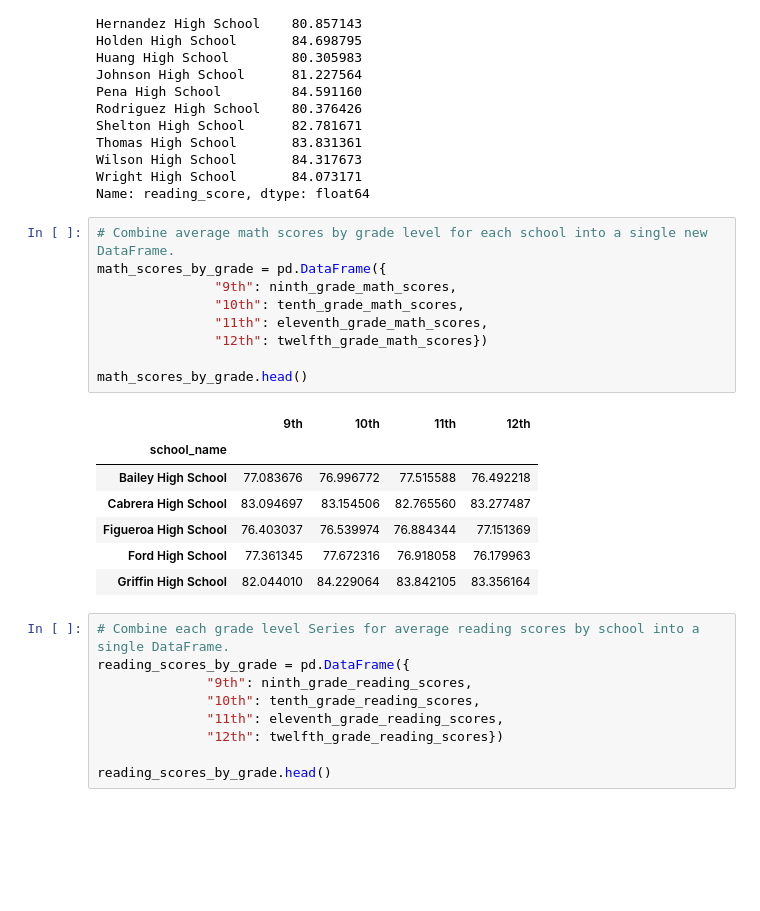
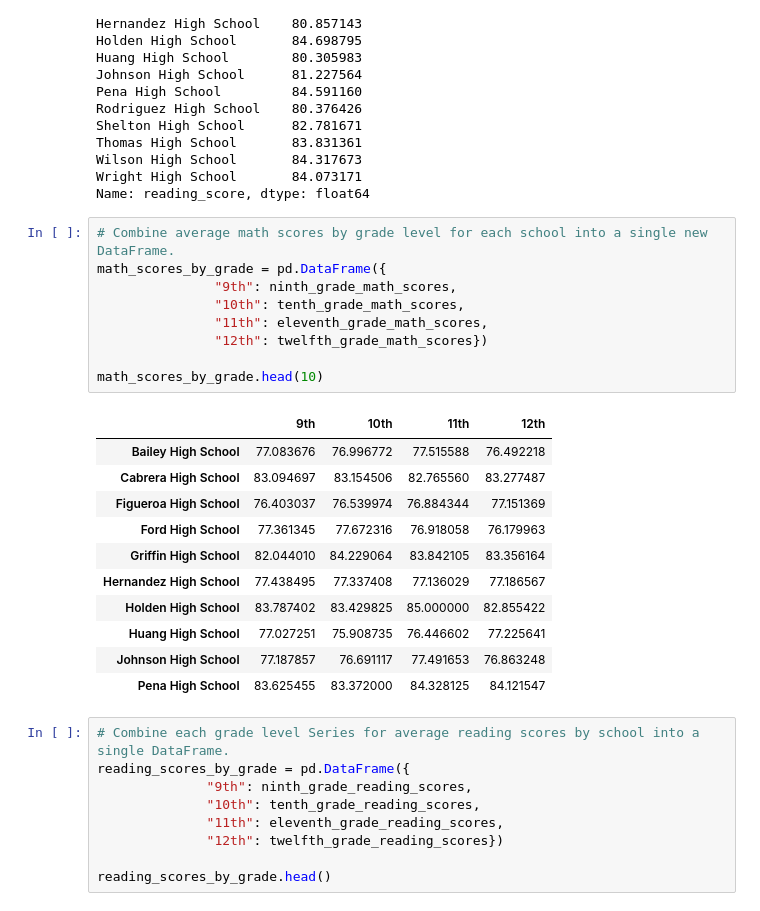
Before and after one commit to GrahamBurch/School_District_Analysis, a Jupyter notebook: PyCitySchools.ipynb, the cells around one changed output. Drawn from its saved outputs; the diff is of its cells as text; blank space fills up the shorter version.

```diff
--- a/PyCitySchools.ipynb
+++ b/PyCitySchools.ipynb
@@ -869,20 +869,24 @@ Name: reading_score, dtype: float64
 # %%
 # Combine average math scores by grade level for each school into a single new DataFrame.
 math_scores_by_grade = pd.DataFrame({
                "9th": ninth_grade_math_scores,
                "10th": tenth_grade_math_scores,
                "11th": eleventh_grade_math_scores,
                "12th": twelfth_grade_math_scores})
 
-math_scores_by_grade.head()
+math_scores_by_grade.head(10)
 # %% [output]
 |  | 9th | 10th | 11th | 12th |
-| school_name |  |  |  |  |
 | Bailey High School | 77.083676 | 76.996772 | 77.515588 | 76.492218 |
 | Cabrera High School | 83.094697 | 83.154506 | 82.765560 | 83.277487 |
 | Figueroa High School | 76.403037 | 76.539974 | 76.884344 | 77.151369 |
 | Ford High School | 77.361345 | 77.672316 | 76.918058 | 76.179963 |
 | Griffin High School | 82.044010 | 84.229064 | 83.842105 | 83.356164 |
+| Hernandez High School | 77.438495 | 77.337408 | 77.136029 | 77.186567 |
+| Holden High School | 83.787402 | 83.429825 | 85.000000 | 82.855422 |
+| Huang High School | 77.027251 | 75.908735 | 76.446602 | 77.225641 |
+| Johnson High School | 77.187857 | 76.691117 | 77.491653 | 76.863248 |
+| Pena High School | 83.625455 | 83.372000 | 84.328125 | 84.121547 |
 # %%
 # Combine each grade level Series for average reading scores by school into a single DataFrame.
 reading_scores_by_grade = pd.DataFrame({
```
